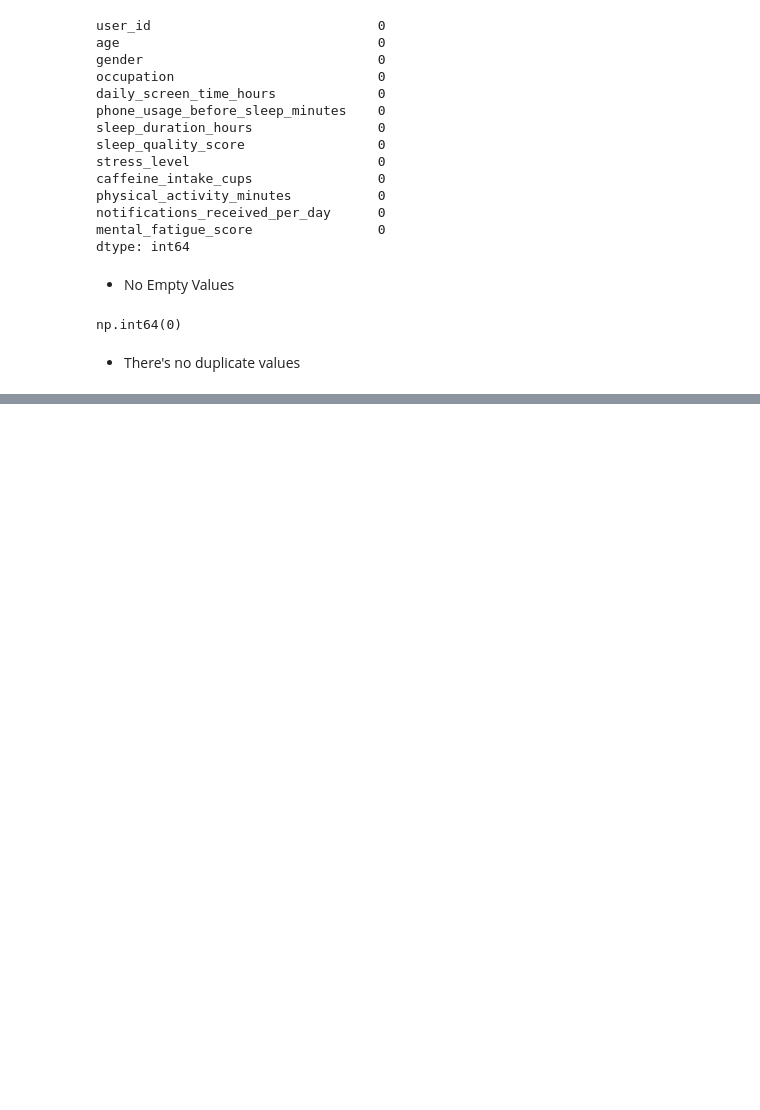
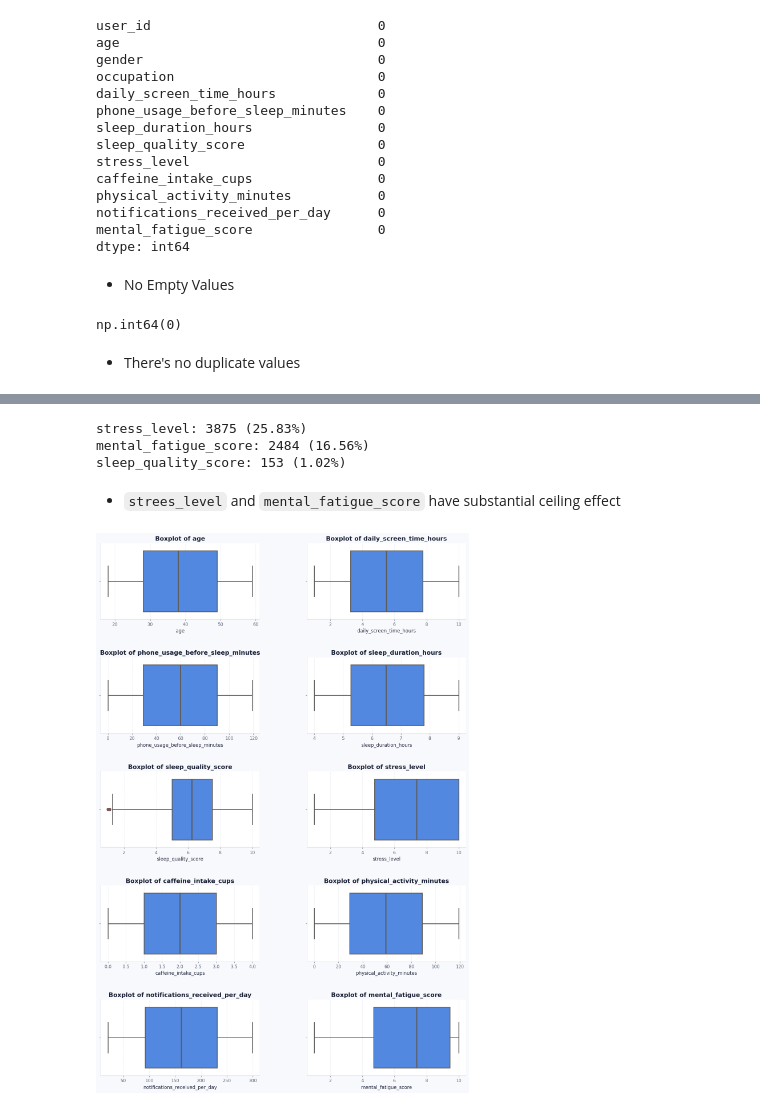
Before and after one commit to shivainlabs/Sleep-Screen-Time-and-Stress-Analysis, a Jupyter notebook: notebooks/01_data_understanding_eda.ipynb, the cells around one changed output, grey strips where cells are left out. Drawn from its saved outputs; the diff is of its cells as text; code cells hidden in the pictures; blank space fills up the shorter version.

```diff
--- a/notebooks/01_data_understanding_eda.ipynb
+++ b/notebooks/01_data_understanding_eda.ipynb
@@ -166,0 +199,28 @@ display(summary)
+# %%
+ceil_cols = ['stress_level', 'mental_fatigue_score',
+        'sleep_quality_score']
+
+for col in ceil_cols:
+    count = (df[col] == 10).sum()
+    percentage = count / len(df) * 100
+
+    print(f"{col}: {count} ({percentage:.2f}%)")
+# %% [output]
+stress_level: 3875 (25.83%)
+mental_fatigue_score: 2484 (16.56%)
+sleep_quality_score: 153 (1.02%)
+# %% [markdown]
+- `strees_level` and `mental_fatigue_score` have substantial ceiling effect
+# %%
+numerical_cols = df.select_dtypes(include=['float64','int64']).drop(columns=['user_id']).columns
+
+fig,axes = plt.subplots(5,2,figsize=(15,22))
+
+for col, ax in zip(numerical_cols,axes.flatten()):
+    sns.boxplot(data=df,x=col,ax=ax)
+    ax.set_title(f'Boxplot of {col}')
+
+plt.subplots_adjust(hspace=0.5,wspace=0.3)
+plt.show()
+# %% [output]
+[figure, added]
```
Also changed, not shown: parts of 16 cells of this notebook.
